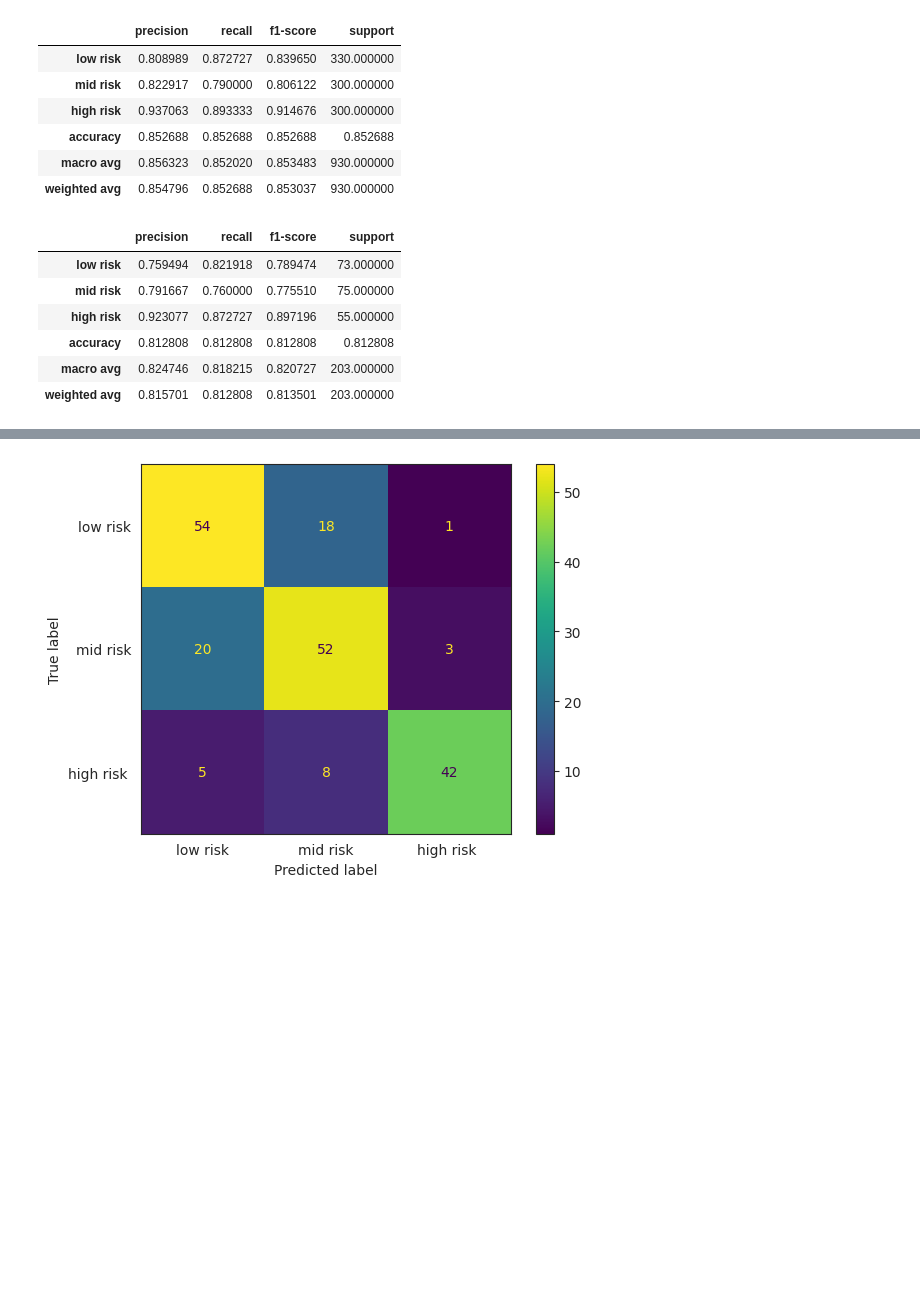
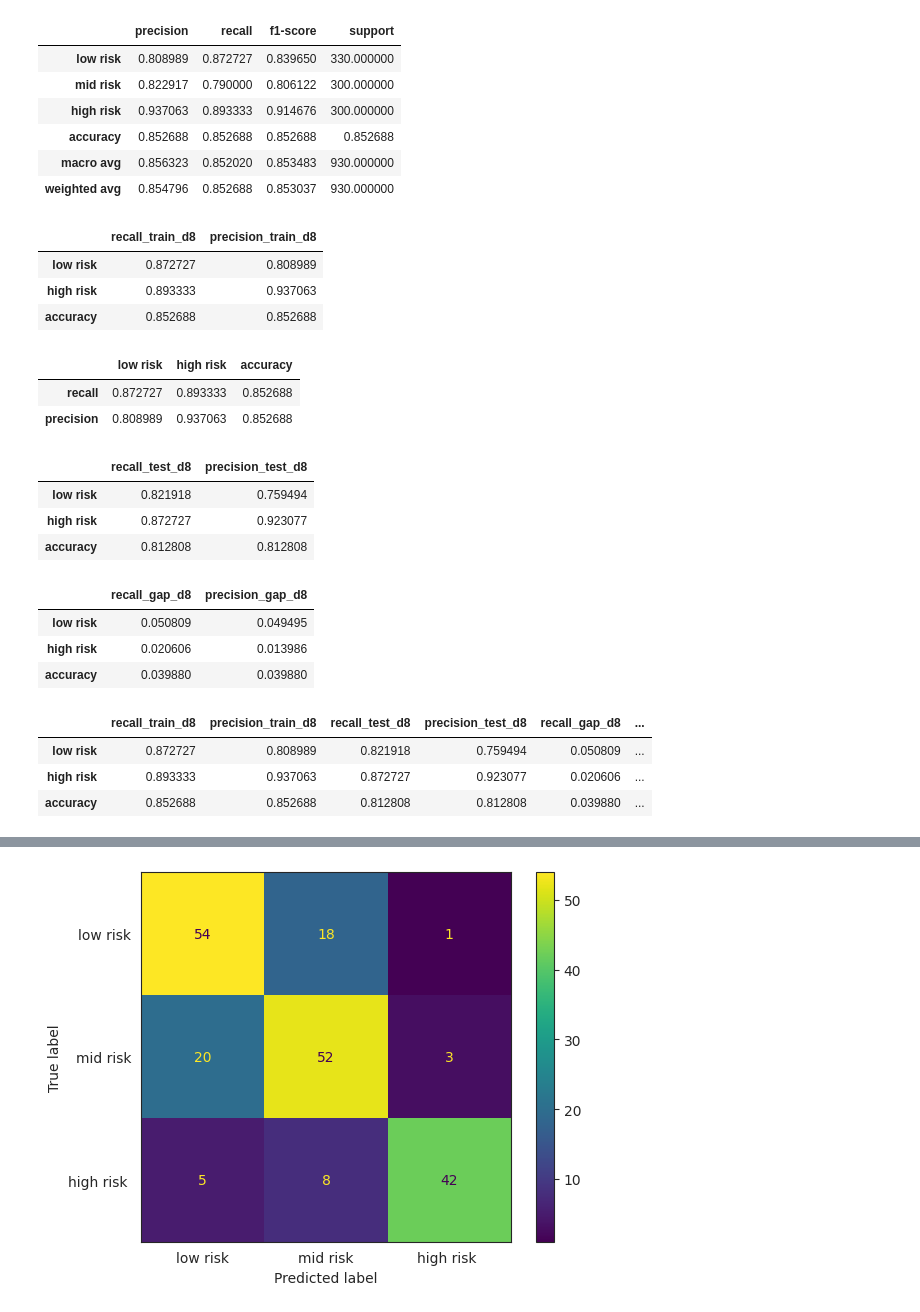
Before and after one commit to theresaabl/ML-maternal-health-risk, a Jupyter notebook: jupyter_notebooks/07-ModellingAndEvaluation-Classificationv2.ipynb, the cells around one changed output, grey strips where cells are left out. Drawn from its saved outputs; the diff is of its cells as text; code cells hidden in the pictures; blank space fills up the shorter version.

```diff
--- a/jupyter_notebooks/07-ModellingAndEvaluation-Classificationv2.ipynb
+++ b/jupyter_notebooks/07-ModellingAndEvaluation-Classificationv2.ipynb
@@ -1177,13 +1179,41 @@ report_d8_train
 | weighted avg | 0.854796 | 0.852688 | 0.853037 | 930.000000 |
 # %%
 report_d8_train_sel = report_d8_train.filter(["recall", "precision"]).filter(["low risk", "high risk", "accuracy"], axis=0)
+report_d8_train_sel_rn = report_d8_train_sel.rename(columns={"recall": "recall_train_d8", "precision": "precision_train_d8"})
+report_d8_train_sel_rn
+# %% [output]
+|  | recall_train_d8 | precision_train_d8 |
+| low risk | 0.872727 | 0.808989 |
+| high risk | 0.893333 | 0.937063 |
+| accuracy | 0.852688 | 0.852688 |
-# %%
-report_d8_test
-# %% [output]
-|  | precision | recall | f1-score | support |
-| low risk | 0.759494 | 0.821918 | 0.789474 | 73.000000 |
-| mid risk | 0.791667 | 0.760000 | 0.775510 | 75.000000 |
-| high risk | 0.923077 | 0.872727 | 0.897196 | 55.000000 |
-| accuracy | 0.812808 | 0.812808 | 0.812808 | 0.812808 |
-| macro avg | 0.824746 | 0.818215 | 0.820727 | 203.000000 |
-| weighted avg | 0.815701 | 0.812808 | 0.813501 | 203.000000 |
+# %%
+report_d8_train_sel.T
+# %% [output]
+|  | low risk | high risk | accuracy |
+| recall | 0.872727 | 0.893333 | 0.852688 |
+| precision | 0.808989 | 0.937063 | 0.852688 |
+# %%
+report_d8_test_sel = report_d8_test.filter(["recall", "precision"]).filter(["low risk", "high risk", "accuracy"], axis=0)
+report_d8_test_sel_rn = report_d8_test_sel.rename(columns={"recall": "recall_test_d8", "precision": "precision_test_d8"})
+report_d8_test_sel_rn
+# %% [output]
+|  | recall_test_d8 | precision_test_d8 |
+| low risk | 0.821918 | 0.759494 |
+| high risk | 0.872727 | 0.923077 |
+| accuracy | 0.812808 | 0.812808 |
+# %%
+report_d8_gap = (report_d8_train_sel).subtract(report_d8_test_sel).rename(columns={"recall": "recall_gap_d8", "precision": "precision_gap_d8"})
+report_d8_gap
+# %% [output]
+|  | recall_gap_d8 | precision_gap_d8 |
+| low risk | 0.050809 | 0.049495 |
+| high risk | 0.020606 | 0.013986 |
+| accuracy | 0.039880 | 0.039880 |
+# %%
+report_d8 = pd.concat([report_d8_train_sel_rn, report_d8_test_sel_rn, report_d8_gap], axis=1)
+report_d8
+# %% [output]
+|  | recall_train_d8 | precision_train_d8 | recall_test_d8 | precision_test_d8 | recall_gap_d8 | ... |
+| low risk | 0.872727 | 0.808989 | 0.821918 | 0.759494 | 0.050809 | ... |
+| high risk | 0.893333 | 0.937063 | 0.872727 | 0.923077 | 0.020606 | ... |
+| accuracy | 0.852688 | 0.852688 | 0.812808 | 0.812808 | 0.039880 | ... |
```
Also changed, not shown: parts of 9 cells of this notebook.
